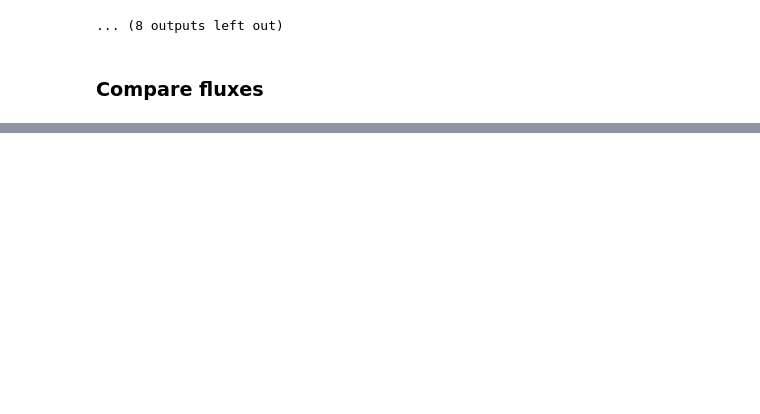
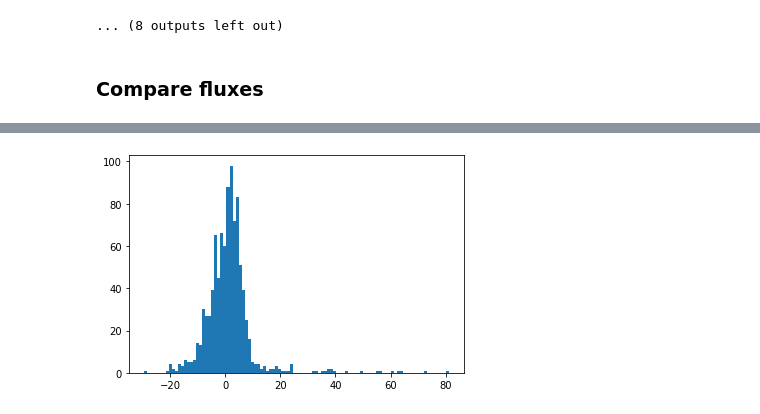
Before and after one commit to yashpatel5400/bliss, a Jupyter notebook: case_studies/flux_module/flux_module_sandbox.ipynb, the cells around one changed output, grey strips where cells are left out. Saved outputs shown, nothing was run; the diff lists cells and outputs as text; code cells hidden in the pictures; blank space fills up the shorter version.

```diff
--- a/case_studies/flux_module/flux_module_sandbox.ipynb
+++ b/case_studies/flux_module/flux_module_sandbox.ipynb
@@ -254 +264,7 @@ plt.plot(np.log10(truth),
+# %%
+zscore = (est - truth) / sd
+
+plt.hist(zscore, bins = 100);
+# %% [output]
+[figure, added]
 # %%
```
Also changed, not shown: parts of 10 cells of this notebook, 2 other files.
